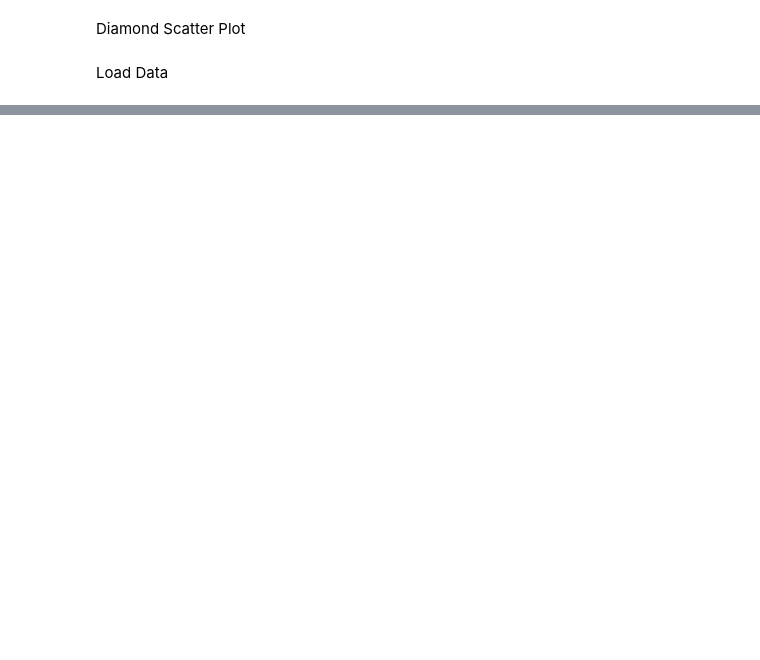
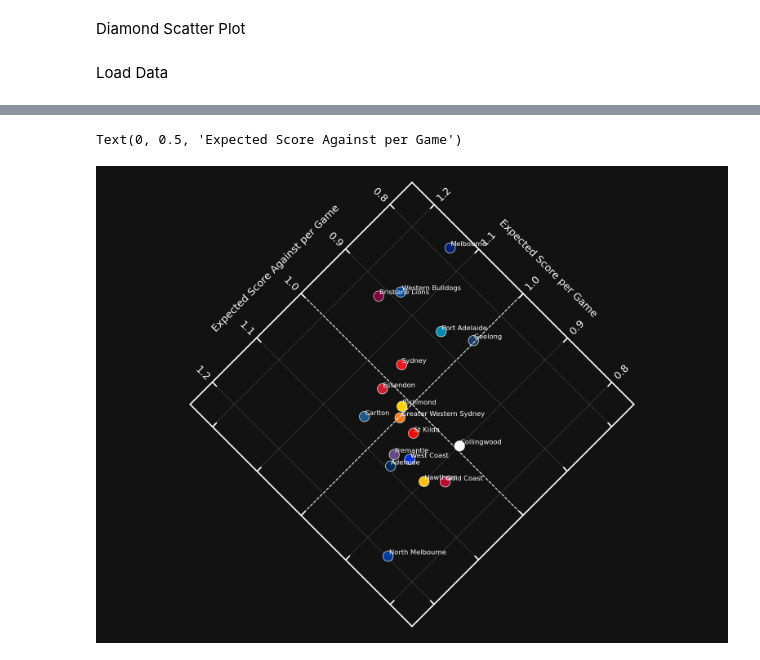
Before and after one commit to ciaran-grant/expected-score-model, a Jupyter notebook: notebooks/visualisations/diamond_scatter_plot/diamond_scatter_plot.ipynb, the cells around one changed output, grey strips where cells are left out. Drawn from its saved outputs; the diff is of its cells as text; code cells hidden in the pictures; blank space fills up the shorter version.

```diff
--- a/notebooks/visualisations/diamond_scatter_plot/diamond_scatter_plot.ipynb
+++ b/notebooks/visualisations/diamond_scatter_plot/diamond_scatter_plot.ipynb
@@ -482,0 +76,8 @@ plt.show()
+# %%
+data_2021 = groupby_team_expected_score(df_shots[df_shots['Year'] == 2021])
+fig, ax = plot_diamond_scatter_plot(data_2021, x, y, x_pad=0.25, y_pad=0.25, nticks=6)
+ax.set_xlabel("Expected Score per Game")
+ax.set_ylabel("Expected Score Against per Game")
+# %% [output]
+Text(0, 0.5, 'Expected Score Against per Game')
+[figure, added]
```
Also changed, not shown: parts of 24 cells of this notebook, 3 other files.
